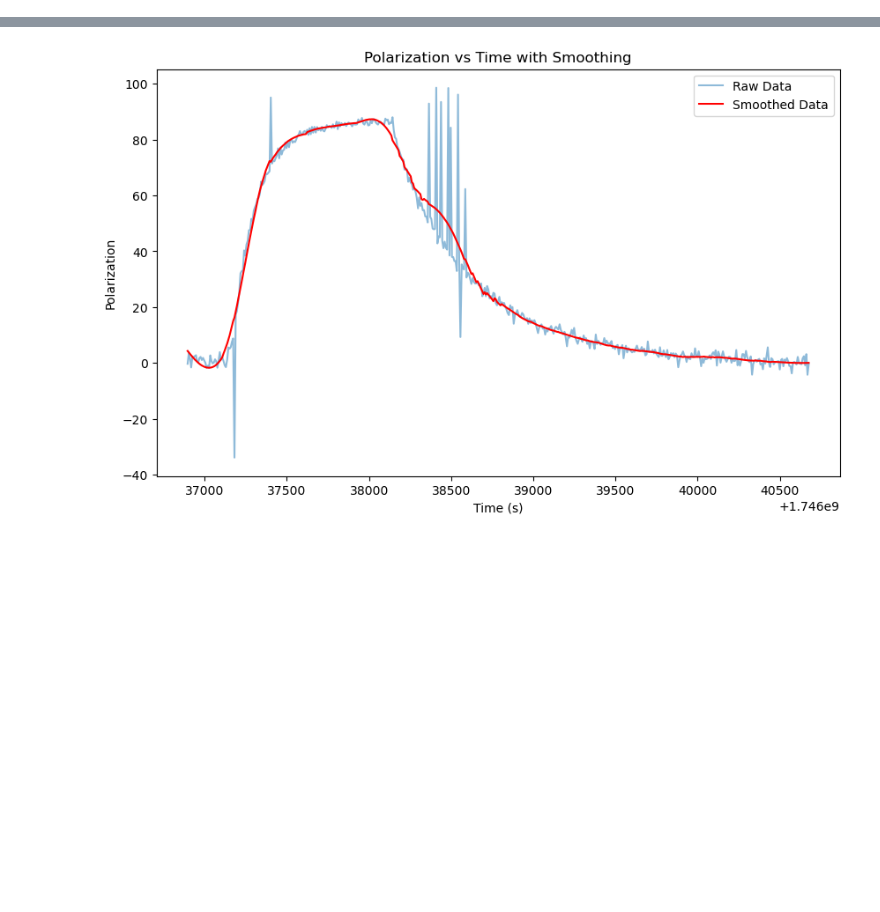
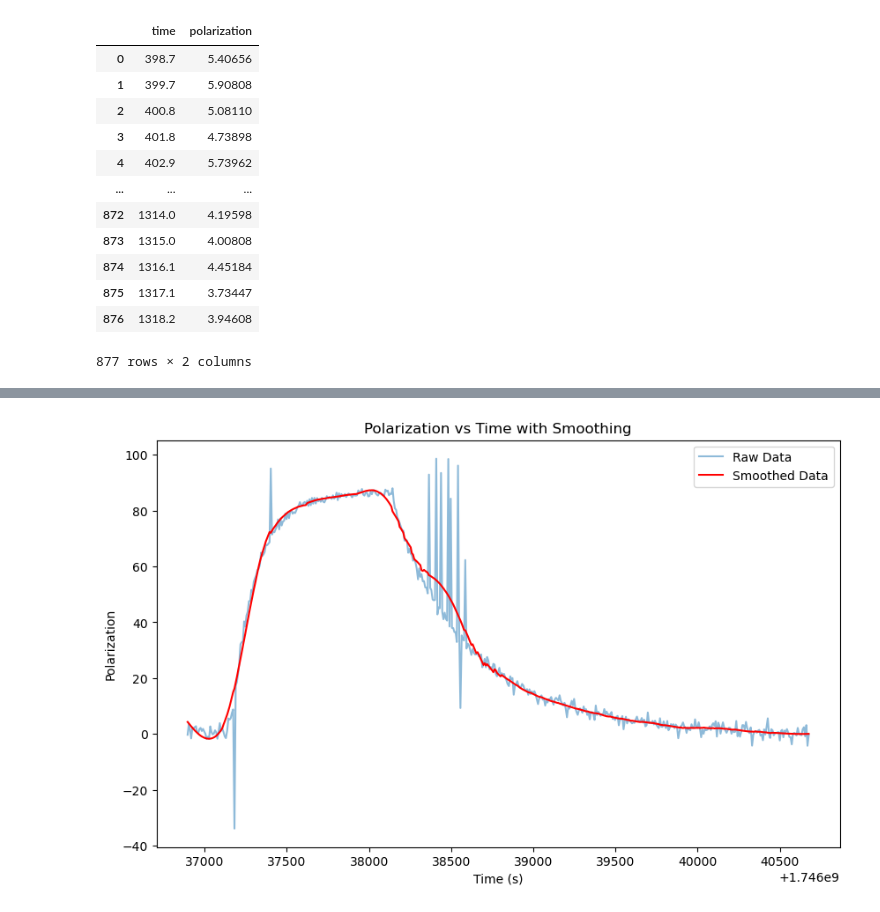
Before and after one commit to abhich2507/MEOP, a Jupyter notebook: relaxation_time.ipynb, the cells around one changed output, grey strips where cells are left out. Cells and saved outputs as stored; diff of their text form; code cells hidden in the pictures; blank space fills up the shorter version.

```diff
--- a/relaxation_time.ipynb
+++ b/relaxation_time.ipynb
@@ -3,4 +3,25 @@ import pandas as pd
 import matplotlib.pyplot as plt
 from scipy.signal import savgol_filter
 import numpy as np
+# %%
+df= pd.read_csv("/Users/snip/Documents/MEOP/20G_datagrab1.csv")
+df.drop(columns=["Time - Voltage (Formula Result)","Polarization (%) - Voltage (Formula Result)"], inplace=True)
+df.rename(columns={"Time - Voltage (Formula Result).1":"time","Polarization (%) - Voltage (Formula Result).1":"polarization"}, inplace=True)
+df["time"] =pd.to_timedelta("00:"+df["time"])
+df["time"] = df["time"].dt.total_seconds()
+df
+# %% [output]
+|  | time | polarization |
+| 0 | 398.7 | 5.40656 |
+| 1 | 399.7 | 5.90808 |
+| 2 | 400.8 | 5.08110 |
+| 3 | 401.8 | 4.73898 |
+| 4 | 402.9 | 5.73962 |
+| ... | ... | ... |
+| 872 | 1314.0 | 4.19598 |
+| 873 | 1315.0 | 4.00808 |
+| 874 | 1316.1 | 4.45184 |
+| 875 | 1317.1 | 3.73447 |
+| 876 | 1318.2 | 3.94608 |
+877 rows × 2 columns
 # %%
```
Also changed, not shown: parts of 2 cells of this notebook, 2 other files.
